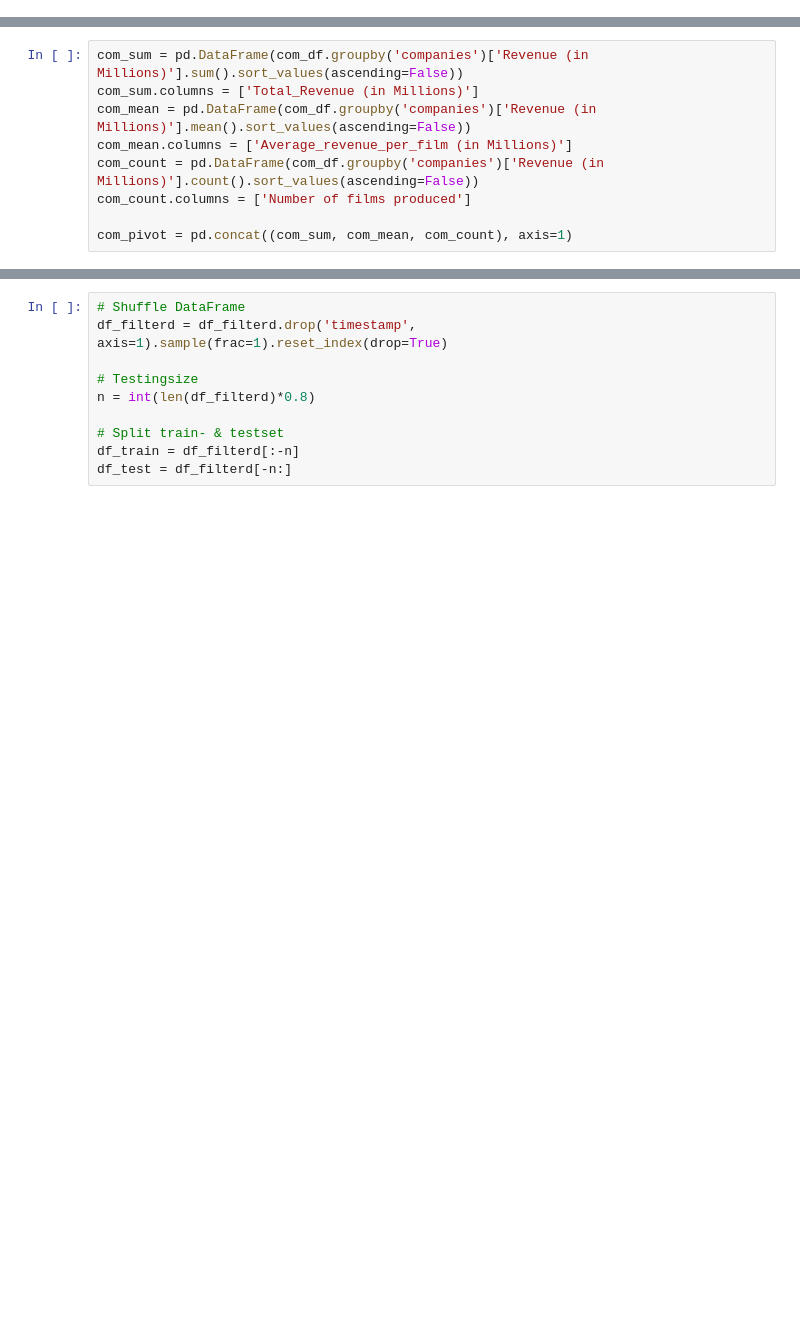
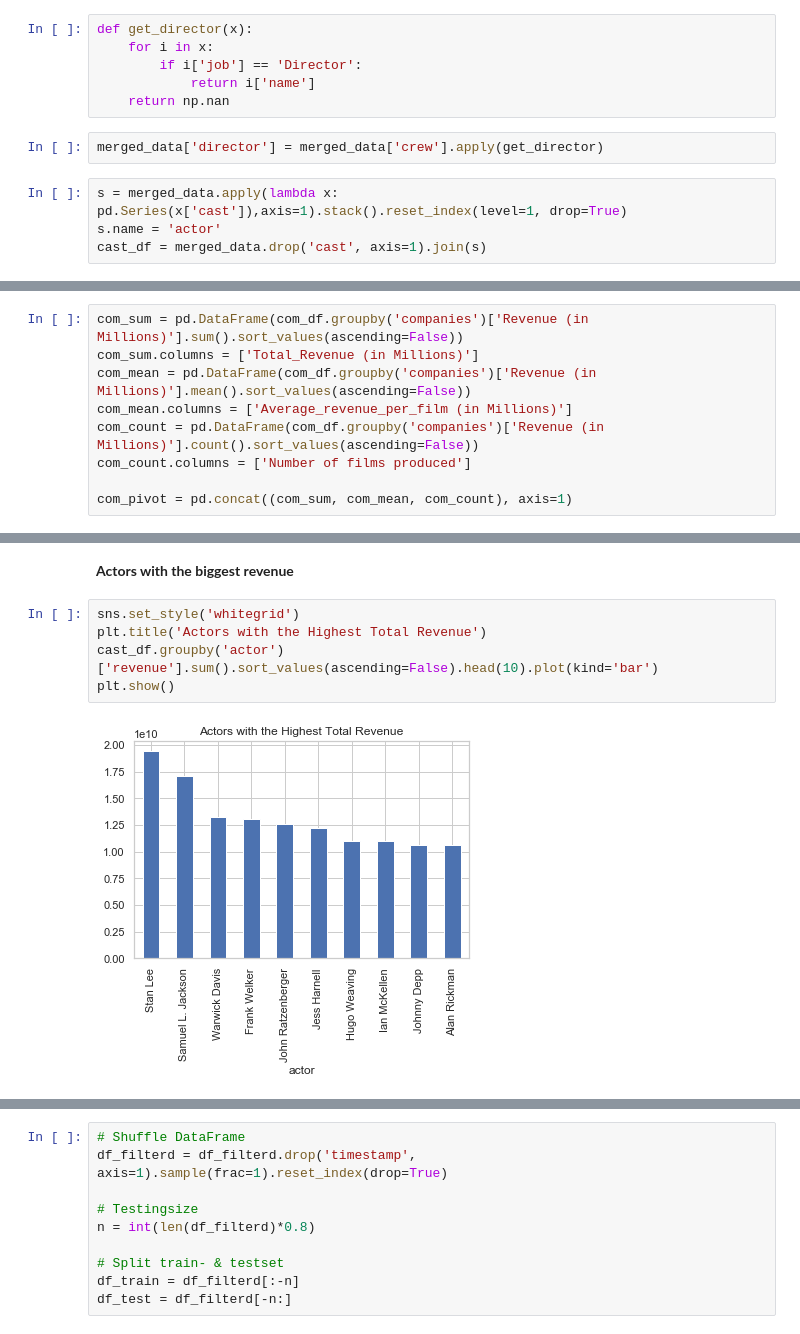
Before and after one commit to sanjay033/Movie-Recommendation, a Jupyter notebook: Movie Recommendation Engine.ipynb, the cells around one changed output, grey strips where cells are left out. Saved outputs shown, nothing was run; the diff lists cells and outputs as text; blank space fills up the shorter version.

```diff
--- a/Movie Recommendation Engine.ipynb
+++ b/Movie Recommendation Engine.ipynb
@@ -202,0 +260,12 @@ missing_values(credits_df)
+# %%
+def get_director(x):
+    for i in x:
+        if i['job'] == 'Director':
+            return i['name']
+    return np.nan
+# %%
+merged_data['director'] = merged_data['crew'].apply(get_director)
+# %%
+s = merged_data.apply(lambda x: pd.Series(x['cast']),axis=1).stack().reset_index(level=1, drop=True)
+s.name = 'actor'
+cast_df = merged_data.drop('cast', axis=1).join(s)
@@ -309,0 +354,9 @@ df1.shape
+# %% [markdown]
+**Actors with the biggest revenue**
+# %%
+sns.set_style('whitegrid')
+plt.title('Actors with the Highest Total Revenue')
+cast_df.groupby('actor')['revenue'].sum().sort_values(ascending=False).head(10).plot(kind='bar')
+plt.show()
+# %% [output]
+[figure, added]
```
Also changed, not shown: parts of 87 cells of this notebook.
